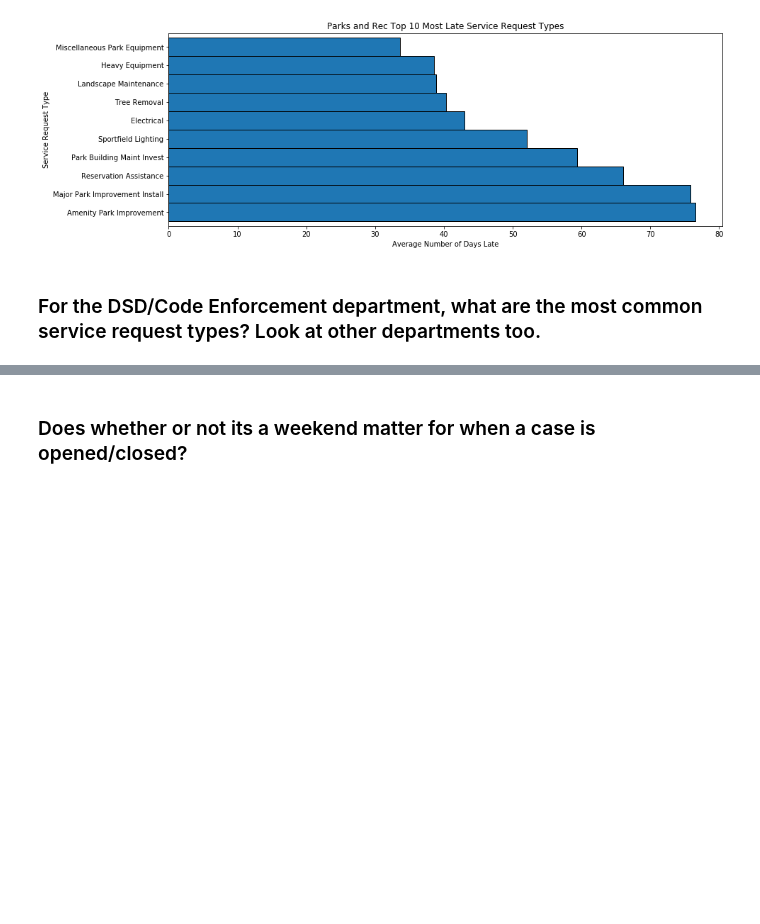
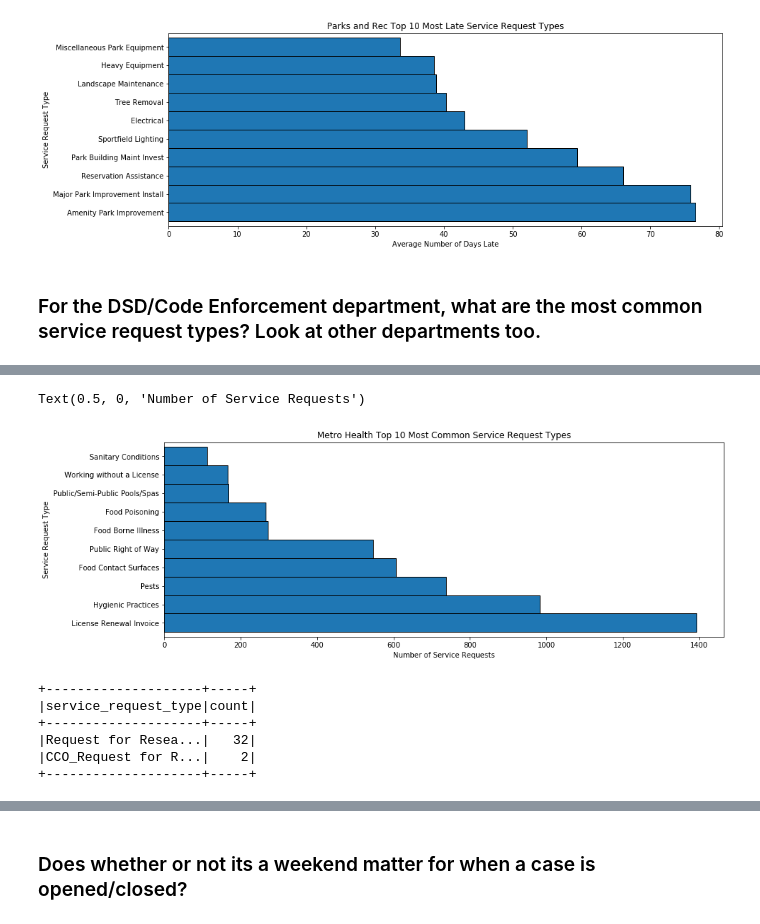
Before and after one commit to SamuelD-Data/spark-exercises, a Jupyter notebook: explore.ipynb, the cells around one changed output, grey strips where cells are left out. Drawn from its saved outputs; the diff is of its cells as text; code cells hidden in the pictures; blank space fills up the shorter version.

```diff
--- a/explore.ipynb
+++ b/explore.ipynb
@@ -215,0 +270,32 @@ df.toPandas()
+# %%
+(
+    # using code above to aggregate
+    df.filter(df.department == 'Metro Health').groupby('service_request_type').count().\
+    sort(desc('count'))
+    # passing to pandas to create plot
+    .toPandas()
+    .head(10)
+    .set_index("service_request_type")["count"]
+    .sort_values(ascending=False)
+    .plot.barh(width=1, edgecolor="black", figsize=(14, 5))
+)
+
+# setting plot title and axis labels
+plt.title("Metro Health Top 10 Most Common Service Request Types")
+plt.ylabel("Service Request Type")
+plt.xlabel("Number of Service Requests")
+# %% [output]
+Text(0.5, 0, 'Number of Service Requests')
+[figure, added]
+# %%
+# filtering for city council department
+# grouping by service request type and counting rows per type
+df.filter(df.department == 'City Council').groupby('service_request_type').count().\
+sort(desc('count')).show(5)
+# %% [output]
++--------------------+-----+
+|service_request_type|count|
++--------------------+-----+
+|Request for Resea...|   32|
+|CCO_Request for R...|    2|
++--------------------+-----+
```
Also changed, not shown: parts of 7 cells of this notebook.
